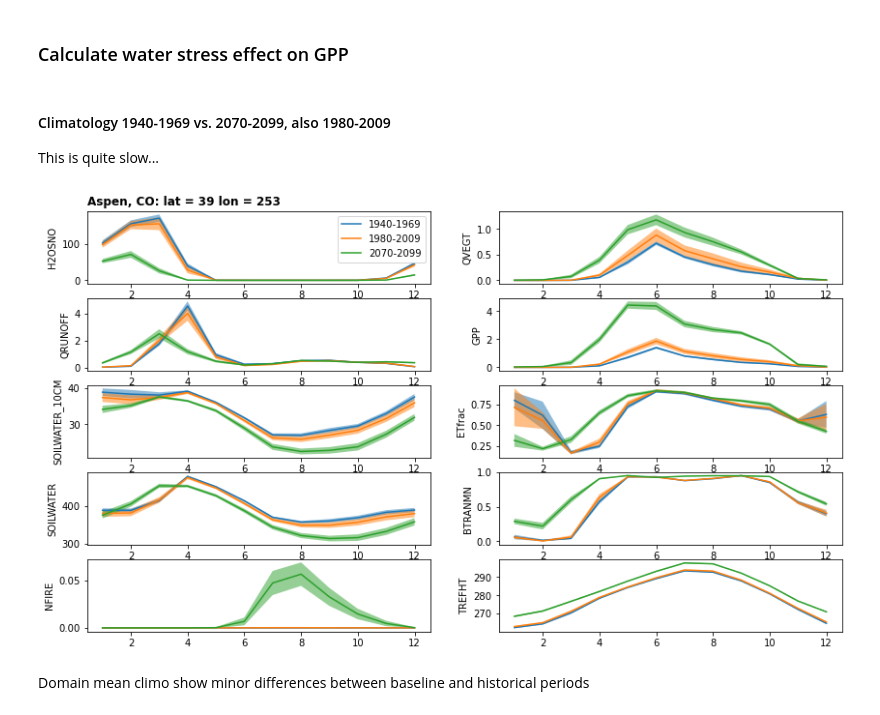
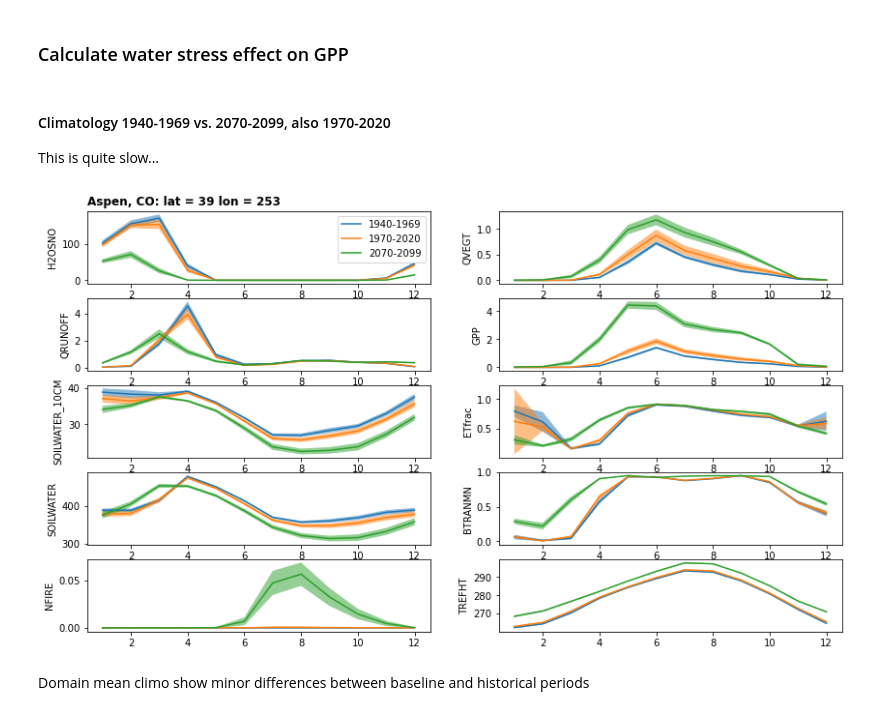
Before and after one commit to wwieder/CESM2-LE_SnowWater, a Jupyter notebook: notebooks/MeanStateChange.ipynb, the cells around one changed output. Saved outputs shown, nothing was run; the diff lists cells and outputs as text; code cells hidden in the pictures.

```diff
--- a/notebooks/MeanStateChange.ipynb
+++ b/notebooks/MeanStateChange.ipynb
@@ -500,12 +486,14 @@ ds['SNOWfrac'] = ds.SNOW / ds.PRECIP
 ds['SNOWfrac'].attrs['units'] = None
 ds['SNOWfrac'].attrs['long_name'] = 'SNOW/PRECIP'
 # %% [markdown]
-#### Climatology 1940-1969 vs. 2070-2099, also 1980-2009
+#### Climatology 1940-1969 vs. 2070-2099, also 1970-2020
 This is quite slow...
 # %%
 IniClimo = ds.isel(time=slice((12*90),(12*120))).groupby("time.month").mean("time").compute()
 FinClimo = ds.isel(time=slice((12*220),(12*250))).groupby("time.month").mean("time").compute()
-HisClimo = ds.isel(time=slice((12*130),(12*160))).groupby("time.month").mean("time").compute()
+# Trends in Fig S2-S4 use 1970-2020, we'll do the same here (previously 1980-2009)
+#HisClimo = ds.isel(time=slice((12*130),(12*160))).groupby("time.month").mean("time").compute()
+HisClimo = ds.isel(time=slice((12*120),(12*171))).groupby("time.month").mean("time").compute()
 # %%
 # organize plots
 fields = ['H2OSNO','QVEGT',
@@ -521,35 +509,35 @@ plat, plon, site =  39 , 253  , 'Aspen, CO'
 #plat, plon, site =  60 , 250  , 'Random point 3'
 #plat, plon, site =  35 , 90  , 'Random point 4'
 
 IniPlot = IniClimo.sel(lat = plat, lon = plon, method='nearest')
 FinPlot = FinClimo.sel(lat = plat, lon = plon, method='nearest')
 HisPlot = HisClimo.sel(lat = plat, lon = plon, method='nearest')
 plt.figure(figsize=[14,8])
 p = 0
 for i in range(len(fields)):
     p = p+1
     plt.subplot(5,2,p)
     x = IniPlot.month
     y = IniPlot[fields[i]].mean('ens')
     y2 = (IniPlot[fields[i]]-y).std('ens')
     z  = FinPlot[fields[i]].mean('ens')
     z2 = (FinPlot[fields[i]]-z).std('ens')
     w  = HisPlot[fields[i]].mean('ens')
     w2 = (HisPlot[fields[i]]-z).std('ens')
     plt.plot(x,y) #1940s
     plt.fill_between(x, y - y2, y + y2, alpha=0.5)
     plt.plot(x,w) #1980s
     plt.fill_between(x, w - w2, w + w2, alpha=0.5)
     plt.plot(x,z) #2070s
     plt.fill_between(x, z - z2, z + z2, alpha=0.5)
     plt.ylabel(fields[i])
     if i == 0:
         plt.title(site+': lat = '+str(plat)+' lon = '+str(plon),
                          loc='left', fontsize='large', fontweight='bold')
-        plt.legend(["1940-1969","1980-2009","2070-2099"])
+        plt.legend(["1940-1969","1970-2020","2070-2099"])
     else: plt.title(" ") ;
 # %% [output]
-[figure, old version]
+[figure, new version]
 # %% [markdown]
 Domain mean climo show minor differences between baseline and historical periods
 # %%
```
Also changed, not shown: parts of 11 cells of this notebook.
